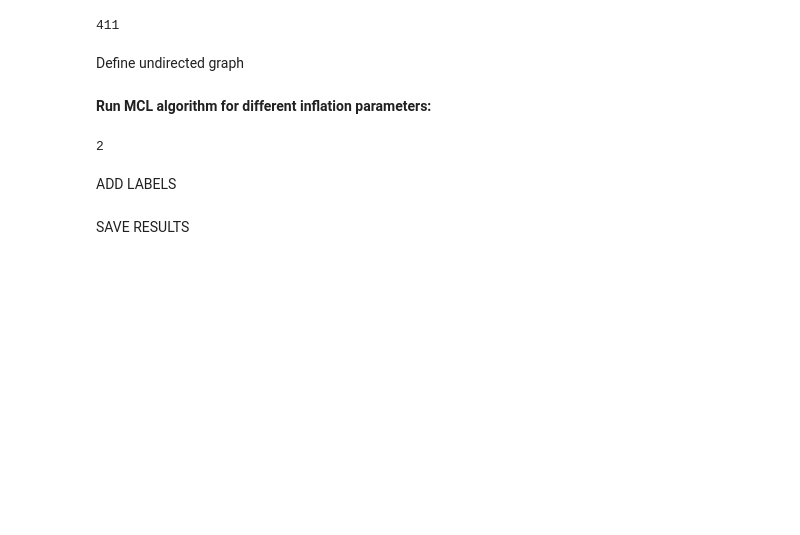
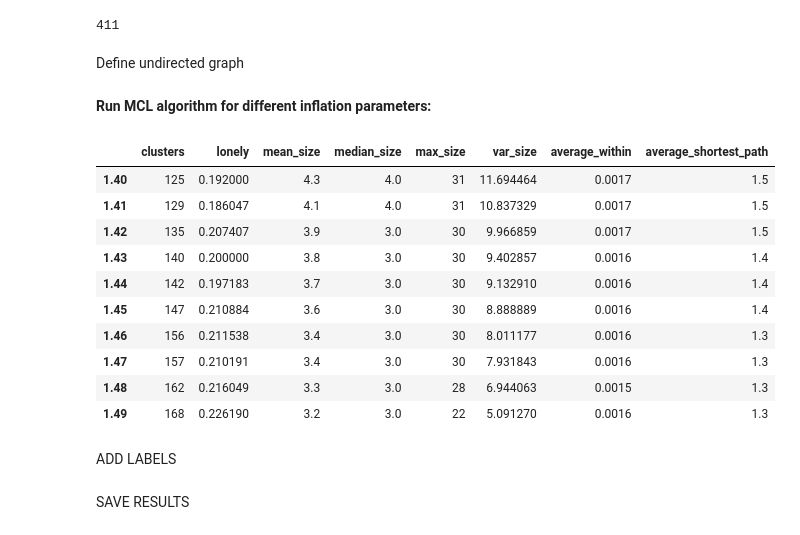
Before and after one commit to thomasszuber/lbb, a Jupyter notebook: clustering.ipynb, the cells around one changed output. Cells and saved outputs as stored; diff of their text form; code cells hidden in the pictures; blank space fills up the shorter version.

```diff
--- a/clustering.ipynb
+++ b/clustering.ipynb
@@ -74,7 +74,7 @@ matrix = nx.adjacency_matrix(EG)
 # %% [markdown]
 **Run MCL algorithm for different inflation parameters:**
 # %%
-inflations = [round(1.36 + i/1000,ndigits=3) for i in range(10)]
+inflations = [round(1.4 + i/100,ndigits=2) for i in range(10)]
 results = {'clusters':{},
            'lonely':{},
            'mean_size':{},
@@ -129,10 +129,20 @@ for inf in inflations:
         results[key][inf] = round(results[key][inf],ndigits=1)
     results['average_within'][inf] = round(results['average_within'][inf],ndigits = 4)
     results['lonely'][inf] = results['lonely'][inf]/results['clusters'][inf]
-# %%
-nx.shortest_path_length(EG,'K2101','M1302')
-# %% [output]
-2
+# %%
+pd.DataFrame(results)
+# %% [output]
+|  | clusters | lonely | mean_size | median_size | max_size | var_size | average_within | average_shortest_path |
+| 1.40 | 125 | 0.192000 | 4.3 | 4.0 | 31 | 11.694464 | 0.0017 | 1.5 |
+| 1.41 | 129 | 0.186047 | 4.1 | 4.0 | 31 | 10.837329 | 0.0017 | 1.5 |
+| 1.42 | 135 | 0.207407 | 3.9 | 3.0 | 30 | 9.966859 | 0.0017 | 1.5 |
+| 1.43 | 140 | 0.200000 | 3.8 | 3.0 | 30 | 9.402857 | 0.0016 | 1.4 |
+| 1.44 | 142 | 0.197183 | 3.7 | 3.0 | 30 | 9.132910 | 0.0016 | 1.4 |
+| 1.45 | 147 | 0.210884 | 3.6 | 3.0 | 30 | 8.888889 | 0.0016 | 1.4 |
+| 1.46 | 156 | 0.211538 | 3.4 | 3.0 | 30 | 8.011177 | 0.0016 | 1.3 |
+| 1.47 | 157 | 0.210191 | 3.4 | 3.0 | 30 | 7.931843 | 0.0016 | 1.3 |
+| 1.48 | 162 | 0.216049 | 3.3 | 3.0 | 28 | 6.944063 | 0.0015 | 1.3 |
+| 1.49 | 168 | 0.226190 | 3.2 | 3.0 | 22 | 5.091270 | 0.0016 | 1.3 |
 # %%
 pd.DataFrame(results).to_latex('../results/mcl_results_exp_fe.tex')
 # %% [markdown]
```
Also changed, not shown: parts of 10 cells of this notebook.
